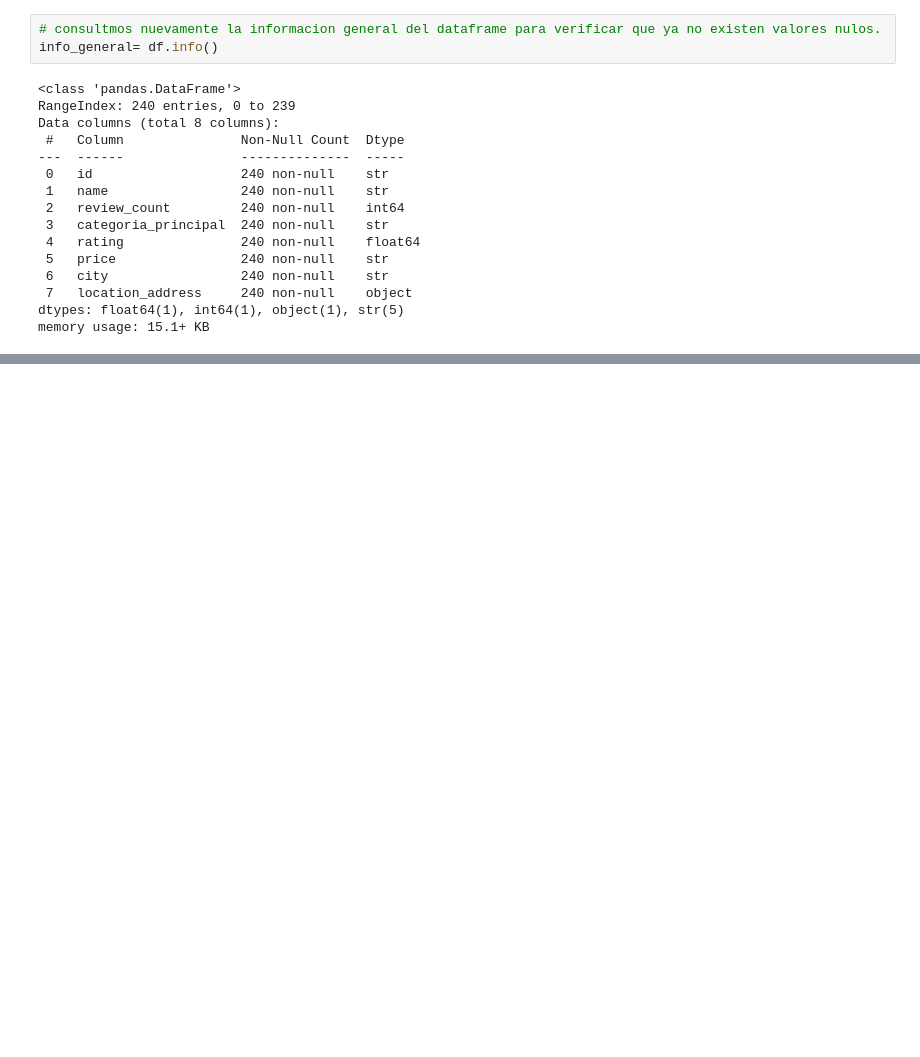
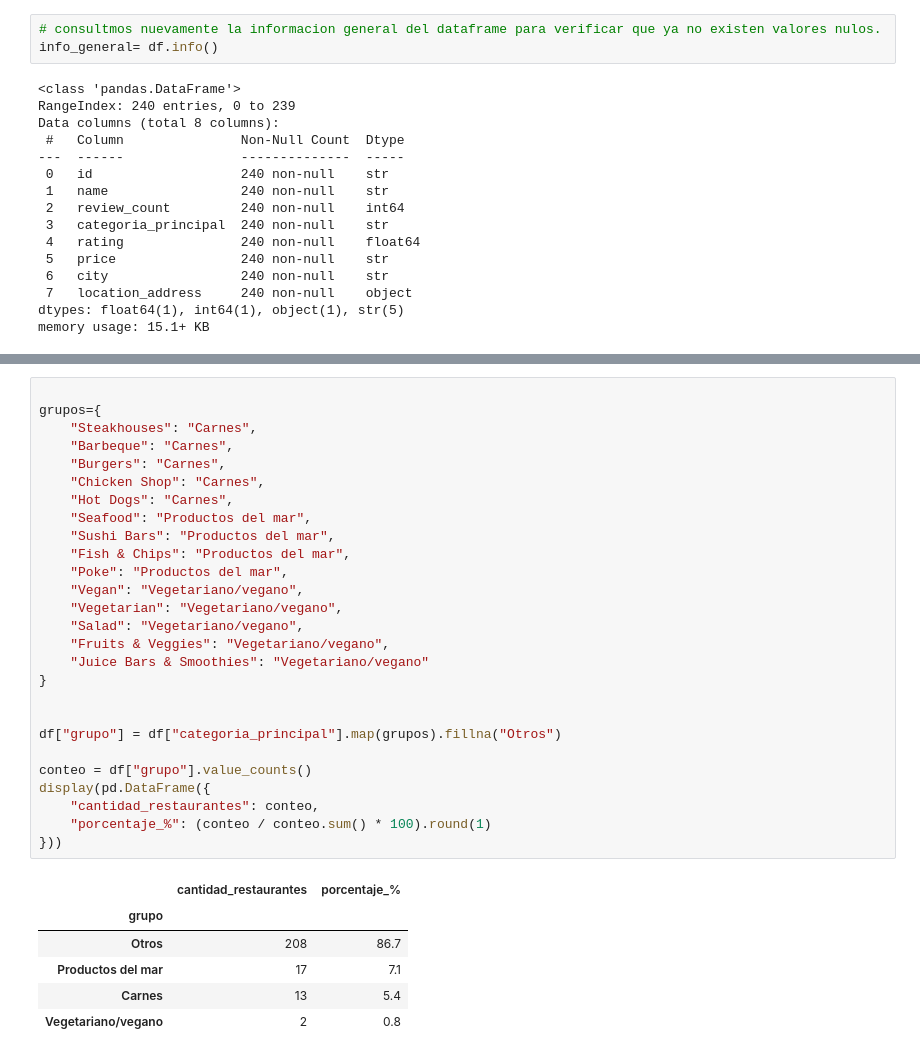
Before and after one commit to juliansella2-jpg/ProyectoM1_JulianMarin, a Jupyter notebook: Avances-Notebooks/avance2Apiyeld_JulianMarin.ipynb, the cells around one changed output, grey strips where cells are left out. Saved outputs shown, nothing was run; the diff lists cells and outputs as text; blank space fills up the shorter version.

```diff
--- a/Avances-Notebooks/avance2Apiyeld_JulianMarin.ipynb
+++ b/Avances-Notebooks/avance2Apiyeld_JulianMarin.ipynb
@@ -473,0 +541,34 @@ pd.DataFrame({"count": especialidad, "porcentaje_%": porcentaje_categoria})
+# %%
+
+grupos={
+    "Steakhouses": "Carnes",
+    "Barbeque": "Carnes",
+    "Burgers": "Carnes",
+    "Chicken Shop": "Carnes",
+    "Hot Dogs": "Carnes",
+    "Seafood": "Productos del mar",
+    "Sushi Bars": "Productos del mar",
+    "Fish & Chips": "Productos del mar",
+    "Poke": "Productos del mar",
+    "Vegan": "Vegetariano/vegano",
+    "Vegetarian": "Vegetariano/vegano",
+    "Salad": "Vegetariano/vegano",
+    "Fruits & Veggies": "Vegetariano/vegano",
+    "Juice Bars & Smoothies": "Vegetariano/vegano"
+}
+
+
+df["grupo"] = df["categoria_principal"].map(grupos).fillna("Otros")
+
+conteo = df["grupo"].value_counts()
+display(pd.DataFrame({
+    "cantidad_restaurantes": conteo,
+    "porcentaje_%": (conteo / conteo.sum() * 100).round(1)
+}))
+# %% [output]
+|  | cantidad_restaurantes | porcentaje_% |
+| grupo |  |  |
+| Otros | 208 | 86.7 |
+| Productos del mar | 17 | 7.1 |
+| Carnes | 13 | 5.4 |
+| Vegetariano/vegano | 2 | 0.8 |
```
Also changed, not shown: parts of 26 cells of this notebook, 11 other files.
